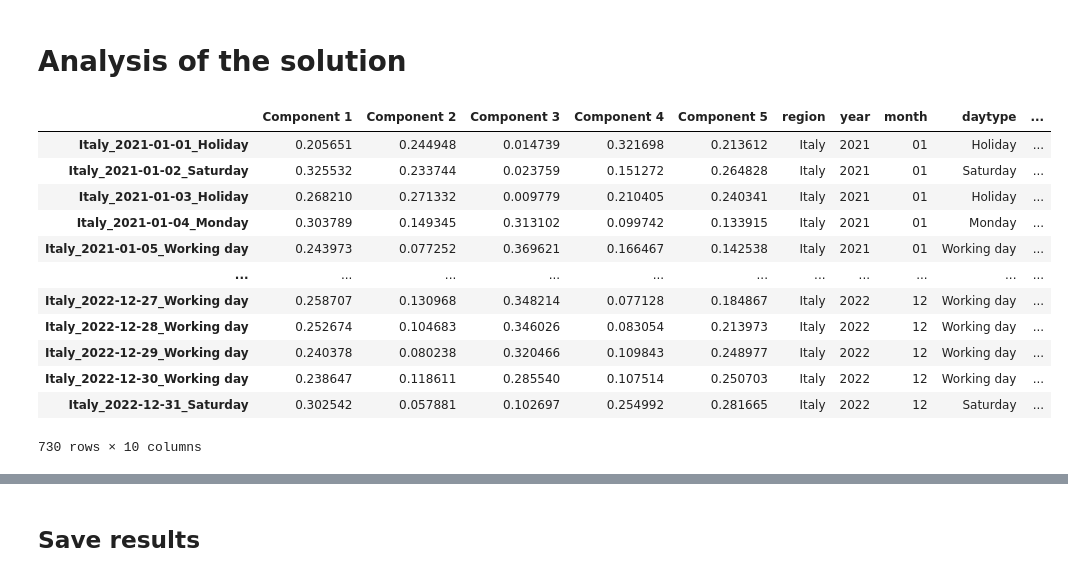
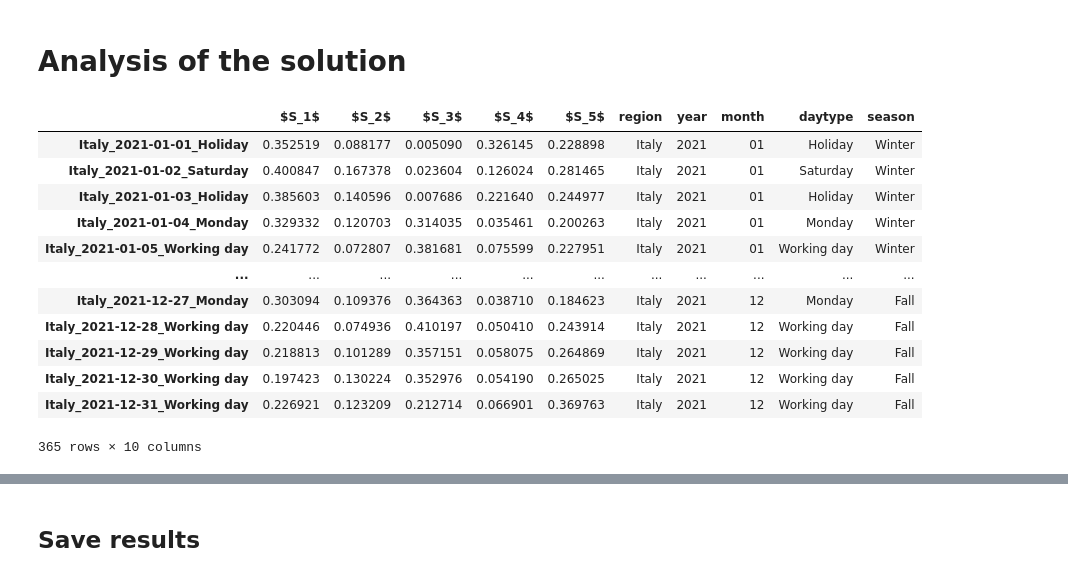
Before and after one commit to gkchln/load_bss, a Jupyter notebook: PenNMF/SelectSolutionPenNMF.ipynb, the cells around one changed output, grey strips where cells are left out. Drawn from its saved outputs; the diff is of its cells as text; code cells hidden in the pictures.

```diff
--- a/PenNMF/SelectSolutionPenNMF.ipynb
+++ b/PenNMF/SelectSolutionPenNMF.ipynb
@@ -63,7 +69,7 @@ specific = '_Italy'
 alpha = 3e-10
 beta = 1
 
-train_years = ['2021', '2022']
+train_years = ['2021']
 seasons = ['Spring', 'Fall', 'Winter', 'Summer']
 
 colormap = ListedColormap([colors[k] for k in range(n_components)])
@@ -197,7 +185,7 @@ pd.Series(loss_nmf).hist()
 # %%
 # HOTFIX: Remove results for which the NMF loss is in the high group
 # threshold = 0.015
-threshold = 0.008
+threshold = 0.004
 
 S_results = S_results[..., loss_nmf < threshold]
 C_results = C_results[..., loss_nmf < threshold]
@@ -231,13 +237,20 @@ plt.tight_layout()
 # %% [markdown]
 Let's plot separately per component
 # %%
-k = 0
+k = 4
+fontsize = 16
+# source_colors = [colors[np.nonzero(A[k, :])[0][0]] for k in range(n_components)]
+source_colors = colors
+
 fig, ax = plt.subplots(figsize=(8, 5))
 for i in range(n_clean_runs):
     line, = ax.plot(abscissa, S_results[k, :, i], linewidth=0.1, color=colors[k])
 ax.plot(abscissa, geometric_median(S_results[k, ...].T), linewidth=2, color='darkred')
 ax.plot(abscissa, geometric_medoid(S_results[k, ...].T), linewidth=3, linestyle='dotted', color='darkred')
-ax.set_title(f"Component {k + 1} found by the NMF with $K={n_components}$ on the {(1-smoothed)*'original' + smoothed*'smoothed'} data")
-plt.ylim((0, 0.08))
+# ax.set_title(f"Component {k + 1} found by the NMF with $K={n_components}$ on the {(1-smoothed)*'original' + smoothed*'smoothed'} data")
+ax.set_xlabel('Hour', fontsize=fontsize)  # X-axis label fontsize
+ax.set_ylabel('Normalized load', fontsize=fontsize)  # Y-axis label fontsize
+ax.tick_params(axis='both', which='major', labelsize=fontsize)  # X and Y ticks fontsize
+plt.ylim((0, 0.1))
 plt.tight_layout()
 # %% [output]
@@ -314,0 +318,14 @@ ylim = ax.set_ylim((0, 0.08))
+# %%
+# Solution with minimum loss
+best_run = 72
+fontsize = 16
+
+H = S_results[..., best_run]
+C = C_results[..., best_run]
+fig, ax = plot_components(H)
+ax.set_xlabel('Hour', fontsize=fontsize)  # X-axis label fontsize
+ax.set_ylabel('Normalized load', fontsize=fontsize)  # Y-axis label fontsize
+ax.tick_params(axis='both', which='major', labelsize=fontsize)  # X and Y ticks fontsize
+# Add the legend
+ax.legend(title='Sources', fontsize=fontsize, title_fontsize=fontsize, loc='upper left')
+ylim = ax.set_ylim(bottom=0, top=0.11)
@@ -315,22 +334,22 @@ ylim = ax.set_ylim((0, 0.08))
 # %% [markdown]
 # Analysis of the solution
 # %%
-C = pd.DataFrame(C, index=df.index, columns=[f"Component {k+1}" for k in range(n_components)])
+C = pd.DataFrame(C, index=df.index, columns=[f"$S_{k+1}$" for k in range(n_components)])
 C[unit_info.columns] = df[unit_info.columns]
 C['season'] = C.month.astype(int).map(month_to_season)
 C
 # %% [output]
-|  | Component 1 | Component 2 | Component 3 | Component 4 | Component 5 | region | year | month | daytype | ... |
-| Italy_2021-01-01_Holiday | 0.205651 | 0.244948 | 0.014739 | 0.321698 | 0.213612 | Italy | 2021 | 01 | Holiday | ... |
-| Italy_2021-01-02_Saturday | 0.325532 | 0.233744 | 0.023759 | 0.151272 | 0.264828 | Italy | 2021 | 01 | Saturday | ... |
-| Italy_2021-01-03_Holiday | 0.268210 | 0.271332 | 0.009779 | 0.210405 | 0.240341 | Italy | 2021 | 01 | Holiday | ... |
-| Italy_2021-01-04_Monday | 0.303789 | 0.149345 | 0.313102 | 0.099742 | 0.133915 | Italy | 2021 | 01 | Monday | ... |
-| Italy_2021-01-05_Working day | 0.243973 | 0.077252 | 0.369621 | 0.166467 | 0.142538 | Italy | 2021 | 01 | Working day | ... |
+|  | $S_1$ | $S_2$ | $S_3$ | $S_4$ | $S_5$ | region | year | month | daytype | season |
+| Italy_2021-01-01_Holiday | 0.352519 | 0.088177 | 0.005090 | 0.326145 | 0.228898 | Italy | 2021 | 01 | Holiday | Winter |
+| Italy_2021-01-02_Saturday | 0.400847 | 0.167378 | 0.023604 | 0.126024 | 0.281465 | Italy | 2021 | 01 | Saturday | Winter |
+| Italy_2021-01-03_Holiday | 0.385603 | 0.140596 | 0.007686 | 0.221640 | 0.244977 | Italy | 2021 | 01 | Holiday | Winter |
+| Italy_2021-01-04_Monday | 0.329332 | 0.120703 | 0.314035 | 0.035461 | 0.200263 | Italy | 2021 | 01 | Monday | Winter |
+| Italy_2021-01-05_Working day | 0.241772 | 0.072807 | 0.381681 | 0.075599 | 0.227951 | Italy | 2021 | 01 | Working day | Winter |
 | ... | ... | ... | ... | ... | ... | ... | ... | ... | ... | ... |
-| Italy_2022-12-27_Working day | 0.258707 | 0.130968 | 0.348214 | 0.077128 | 0.184867 | Italy | 2022 | 12 | Working day | ... |
-| Italy_2022-12-28_Working day | 0.252674 | 0.104683 | 0.346026 | 0.083054 | 0.213973 | Italy | 2022 | 12 | Working day | ... |
-| Italy_2022-12-29_Working day | 0.240378 | 0.080238 | 0.320466 | 0.109843 | 0.248977 | Italy | 2022 | 12 | Working day | ... |
-| Italy_2022-12-30_Working day | 0.238647 | 0.118611 | 0.285540 | 0.107514 | 0.250703 | Italy | 2022 | 12 | Working day | ... |
-| Italy_2022-12-31_Saturday | 0.302542 | 0.057881 | 0.102697 | 0.254992 | 0.281665 | Italy | 2022 | 12 | Saturday | ... |
+| Italy_2021-12-27_Monday | 0.303094 | 0.109376 | 0.364363 | 0.038710 | 0.184623 | Italy | 2021 | 12 | Monday | Fall |
+| Italy_2021-12-28_Working day | 0.220446 | 0.074936 | 0.410197 | 0.050410 | 0.243914 | Italy | 2021 | 12 | Working day | Fall |
+| Italy_2021-12-29_Working day | 0.218813 | 0.101289 | 0.357151 | 0.058075 | 0.264869 | Italy | 2021 | 12 | Working day | Fall |
+| Italy_2021-12-30_Working day | 0.197423 | 0.130224 | 0.352976 | 0.054190 | 0.265025 | Italy | 2021 | 12 | Working day | Fall |
+| Italy_2021-12-31_Working day | 0.226921 | 0.123209 | 0.212714 | 0.066901 | 0.369763 | Italy | 2021 | 12 | Working day | Fall |
-730 rows × 10 columns
+365 rows × 10 columns
 # %%
```
Also changed, not shown: parts of 24 cells of this notebook.
